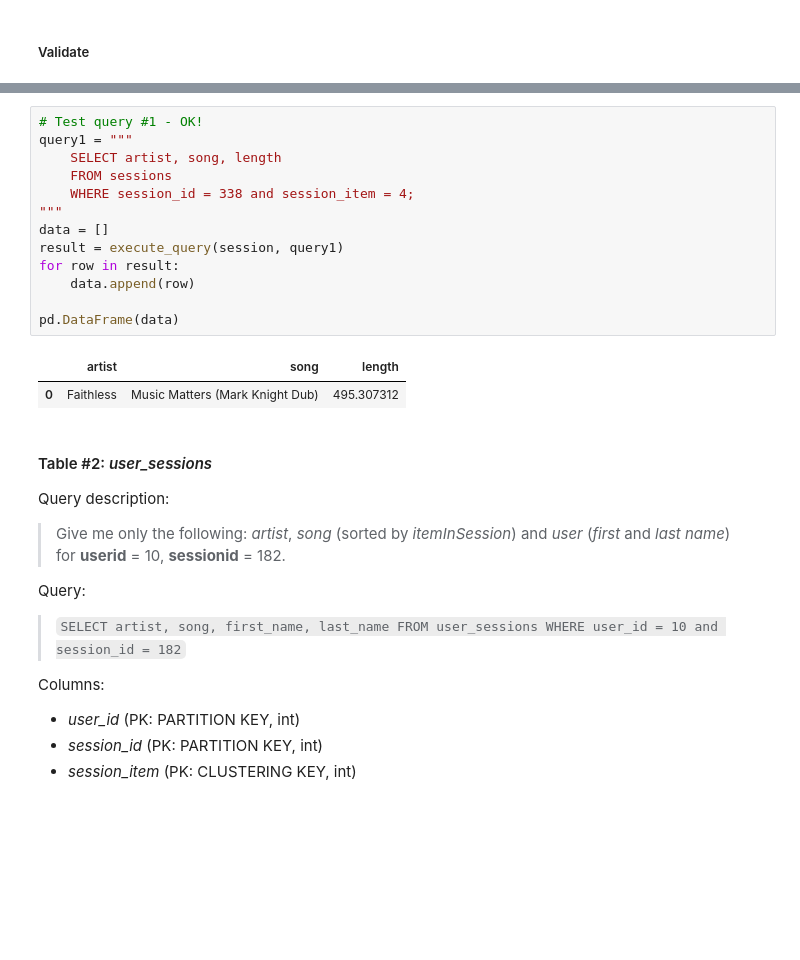
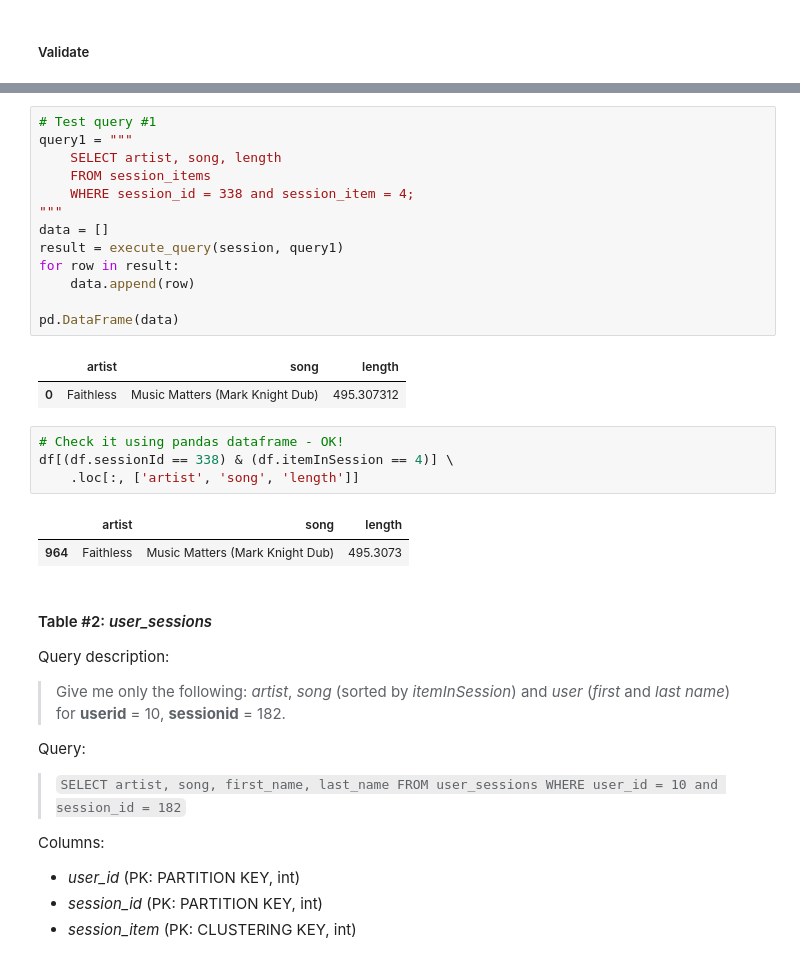
Before and after one commit to amosvoron/udacity-cassandra, a Jupyter notebook: project.ipynb, the cells around one changed output, grey strips where cells are left out. Saved outputs shown, nothing was run; the diff lists cells and outputs as text; blank space fills up the shorter version.

```diff
--- a/project.ipynb
+++ b/project.ipynb
@@ -294,10 +299,10 @@ print(f"{status}: {count} of {total}")
 # %% [output]
 OK: 6820 of 6820
 # %%
-# Test query #1 - OK!
+# Test query #1
 query1 = """
     SELECT artist, song, length
-    FROM sessions
+    FROM session_items
     WHERE session_id = 338 and session_item = 4;
 """
 data = []
@@ -309,6 +314,13 @@ pd.DataFrame(data)
 # %% [output]
 |  | artist | song | length |
 | 0 | Faithless | Music Matters (Mark Knight Dub) | 495.307312 |
+# %%
+# Check it using pandas dataframe - OK!
+df[(df.sessionId == 338) & (df.itemInSession == 4)] \
+    .loc[:, ['artist', 'song', 'length']]
+# %% [output]
+|  | artist | song | length |
+| 964 | Faithless | Music Matters (Mark Knight Dub) | 495.3073 |
 # %% [markdown]
 #### Table #2: *user_sessions*
 
```
Also changed, not shown: parts of 20 cells of this notebook.
